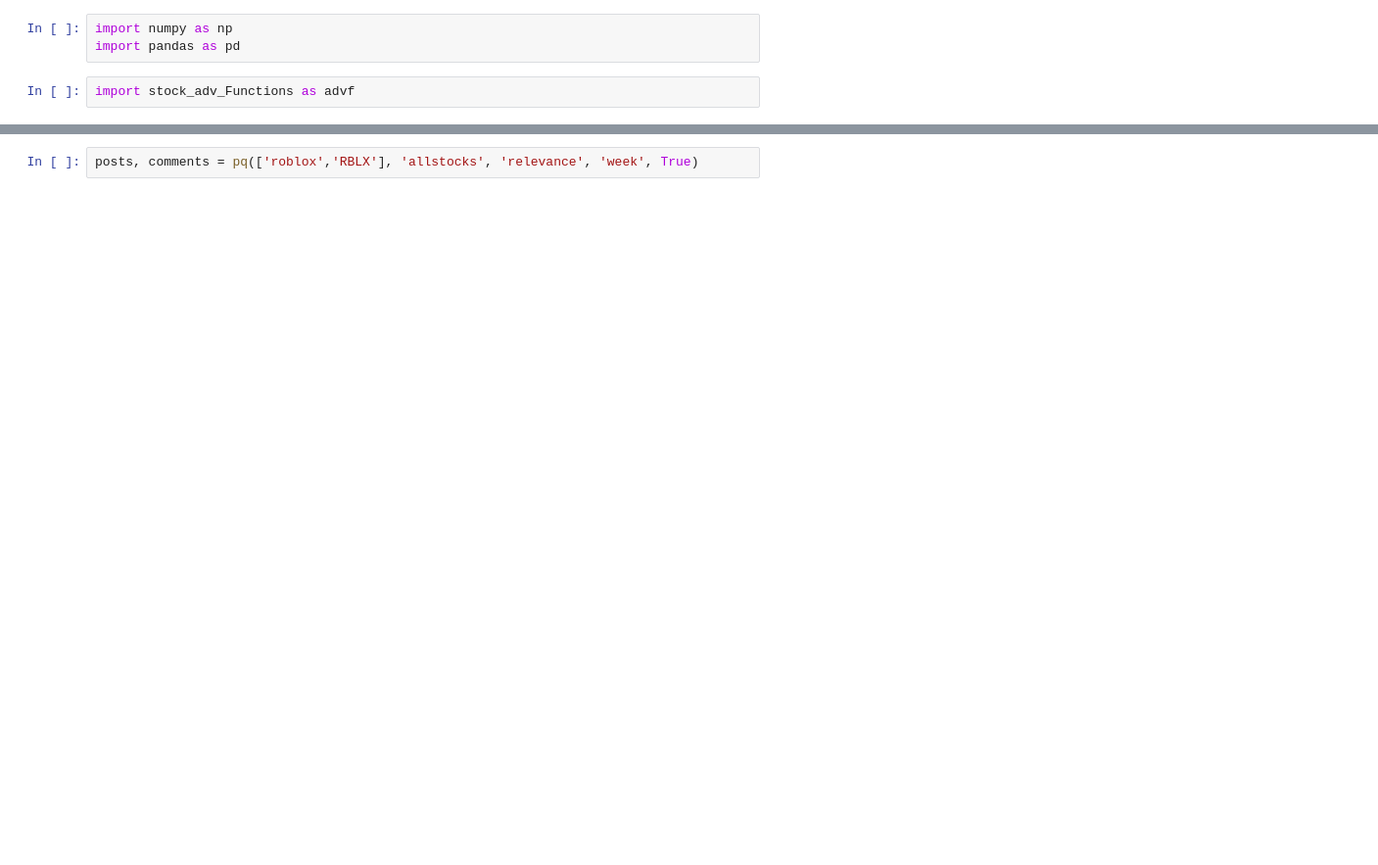
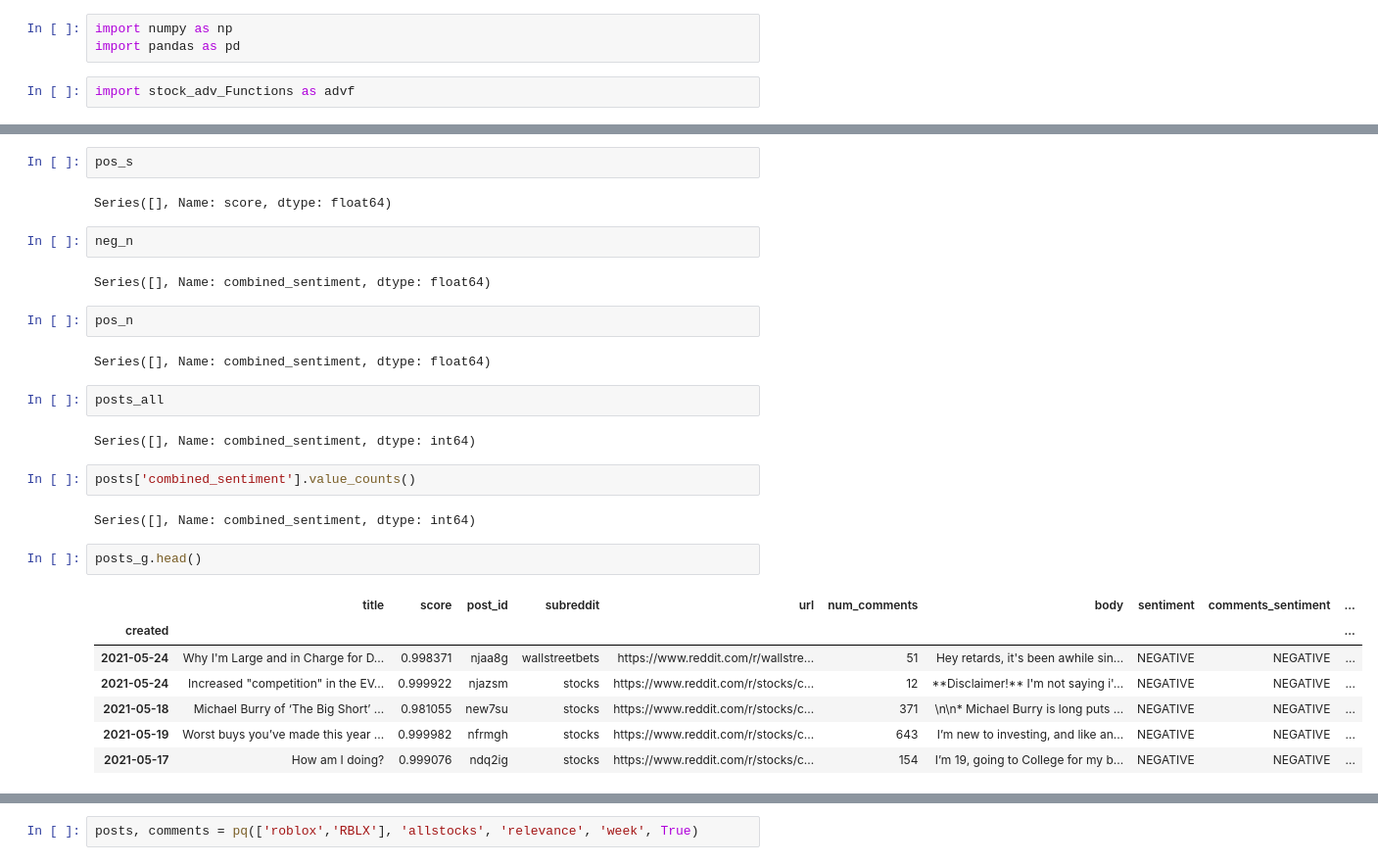
Before and after one commit to Softypo/StockMarket_ADV, a Jupyter notebook: stock_adv_TEST.IPYNB, the cells around one changed output, grey strips where cells are left out. Shown: that part at 98% size. Saved outputs shown, nothing was run; the diff lists cells and outputs as text; blank space fills up the shorter version.

```diff
--- a/stock_adv_TEST.IPYNB
+++ b/stock_adv_TEST.IPYNB
@@ -88,0 +201,30 @@ Figure({
+# %%
+pos_s
+# %% [output]
+Series([], Name: score, dtype: float64)
+# %%
+neg_n
+# %% [output]
+Series([], Name: combined_sentiment, dtype: float64)
+# %%
+pos_n
+# %% [output]
+Series([], Name: combined_sentiment, dtype: float64)
+# %%
+posts_all
+# %% [output]
+Series([], Name: combined_sentiment, dtype: int64)
+# %%
+posts['combined_sentiment'].value_counts()
+# %% [output]
+Series([], Name: combined_sentiment, dtype: int64)
+# %%
+posts_g.head()
+# %% [output]
+|  | title | score | post_id | subreddit | url | num_comments | body | sentiment | comments_sentiment | ... |
+| created |  |  |  |  |  |  |  |  |  | ... |
+| 2021-05-24 | Why I'm Large and in Charge for D... | 0.998371 | njaa8g | wallstreetbets | https://www.reddit.com/r/wallstre... | 51 | Hey retards, it's been awhile sin... | NEGATIVE | NEGATIVE | ... |
+| 2021-05-24 | Increased "competition" in the EV... | 0.999922 | njazsm | stocks | https://www.reddit.com/r/stocks/c... | 12 | **Disclaimer!** I'm not saying i'... | NEGATIVE | NEGATIVE | ... |
+| 2021-05-18 | Michael Burry of ‘The Big Short’ ... | 0.981055 | new7su | stocks | https://www.reddit.com/r/stocks/c... | 371 | \n\n* Michael Burry is long puts ... | NEGATIVE | NEGATIVE | ... |
+| 2021-05-19 | Worst buys you’ve made this year ... | 0.999982 | nfrmgh | stocks | https://www.reddit.com/r/stocks/c... | 643 | I’m new to investing, and like an... | NEGATIVE | NEGATIVE | ... |
+| 2021-05-17 | How am I doing? | 0.999076 | ndq2ig | stocks | https://www.reddit.com/r/stocks/c... | 154 | I’m 19, going to College for my b... | NEGATIVE | NEGATIVE | ... |
```
Also changed, not shown: parts of 38 cells of this notebook, 1 other file.
